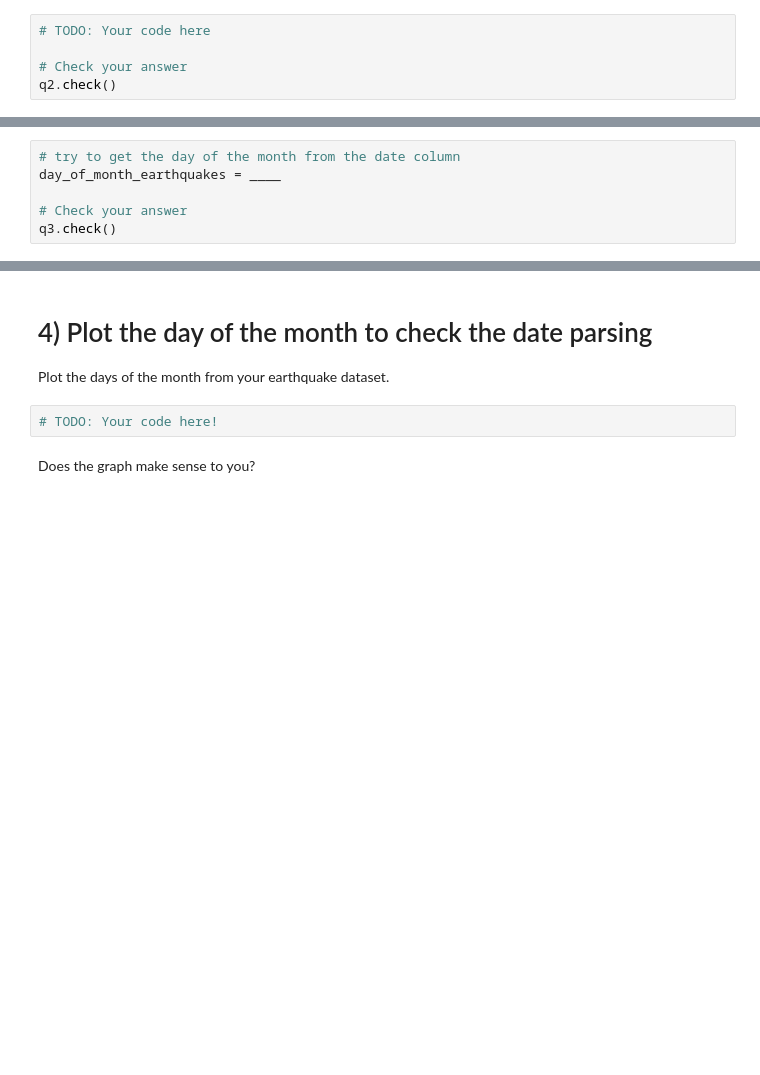
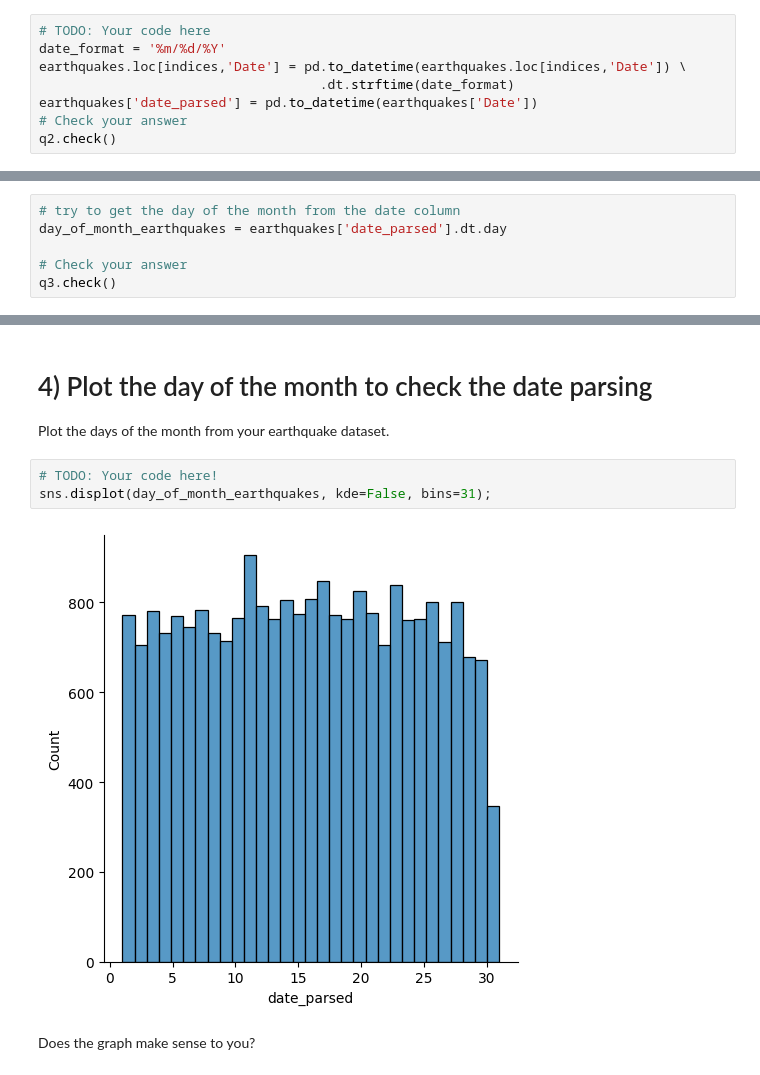
Before and after one commit to ZayyamWani/Data-Cleaning, a Jupyter notebook: exercise-parsing-dates.ipynb, the cells around one changed output, grey strips where cells are left out. Drawn from its saved outputs; the diff is of its cells as text; blank space fills up the shorter version.

Commit message:
Kaggle Notebook | Exercise: Parsing Dates | Version 2

```diff
--- a/exercise-parsing-dates.ipynb
+++ b/exercise-parsing-dates.ipynb
@@ -93,7 +98,10 @@ Given all of this information, it's your turn to create a new column "date_parse
 **Note**: When completing this problem, you are allowed to (but are not required to) amend the entries in the "Date" and "Time" columns.  Do not remove any rows from the dataset.
 # %%
 # TODO: Your code here
-
+date_format = '%m/%d/%Y'
+earthquakes.loc[indices,'Date'] = pd.to_datetime(earthquakes.loc[indices,'Date']) \
+                                    .dt.strftime(date_format)
+earthquakes['date_parsed'] = pd.to_datetime(earthquakes['Date'])
 # Check your answer
 q2.check()
 # %% [output]
@@ -109,7 +117,7 @@ q2.check()
 Create a Pandas Series `day_of_month_earthquakes` containing the day of the month from the "date_parsed" column.
 # %%
 # try to get the day of the month from the date column
-day_of_month_earthquakes = ____
+day_of_month_earthquakes = earthquakes['date_parsed'].dt.day
 
 # Check your answer
 q3.check()
@@ -126,6 +134,9 @@ q3.check()
 Plot the days of the month from your earthquake dataset.
 # %%
 # TODO: Your code here!
+sns.displot(day_of_month_earthquakes, kde=False, bins=31);
+# %% [output]
+[figure, added]
 # %% [markdown]
 Does the graph make sense to you?
 # %%
```
Also changed, not shown: parts of 4 cells of this notebook.
